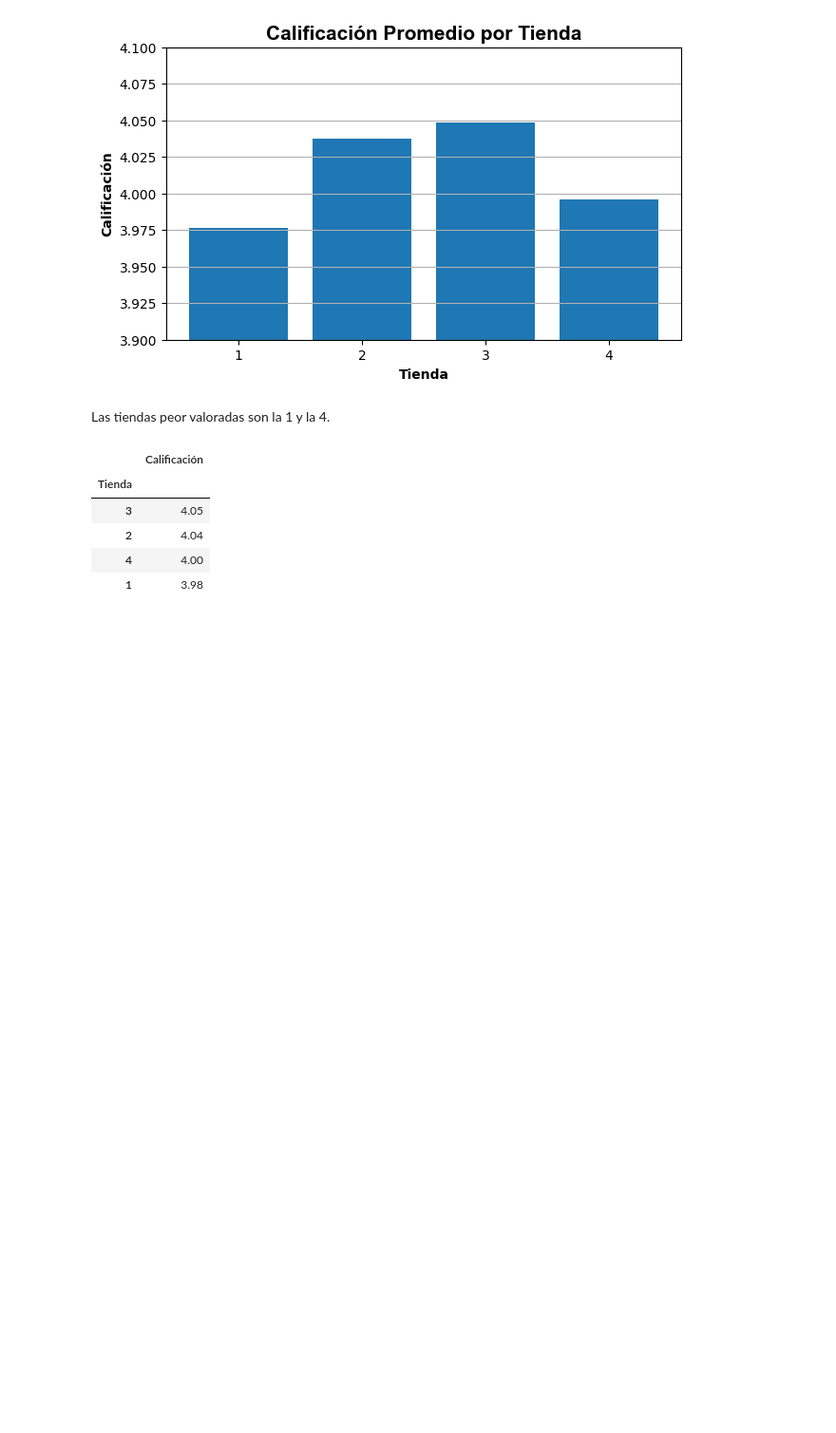
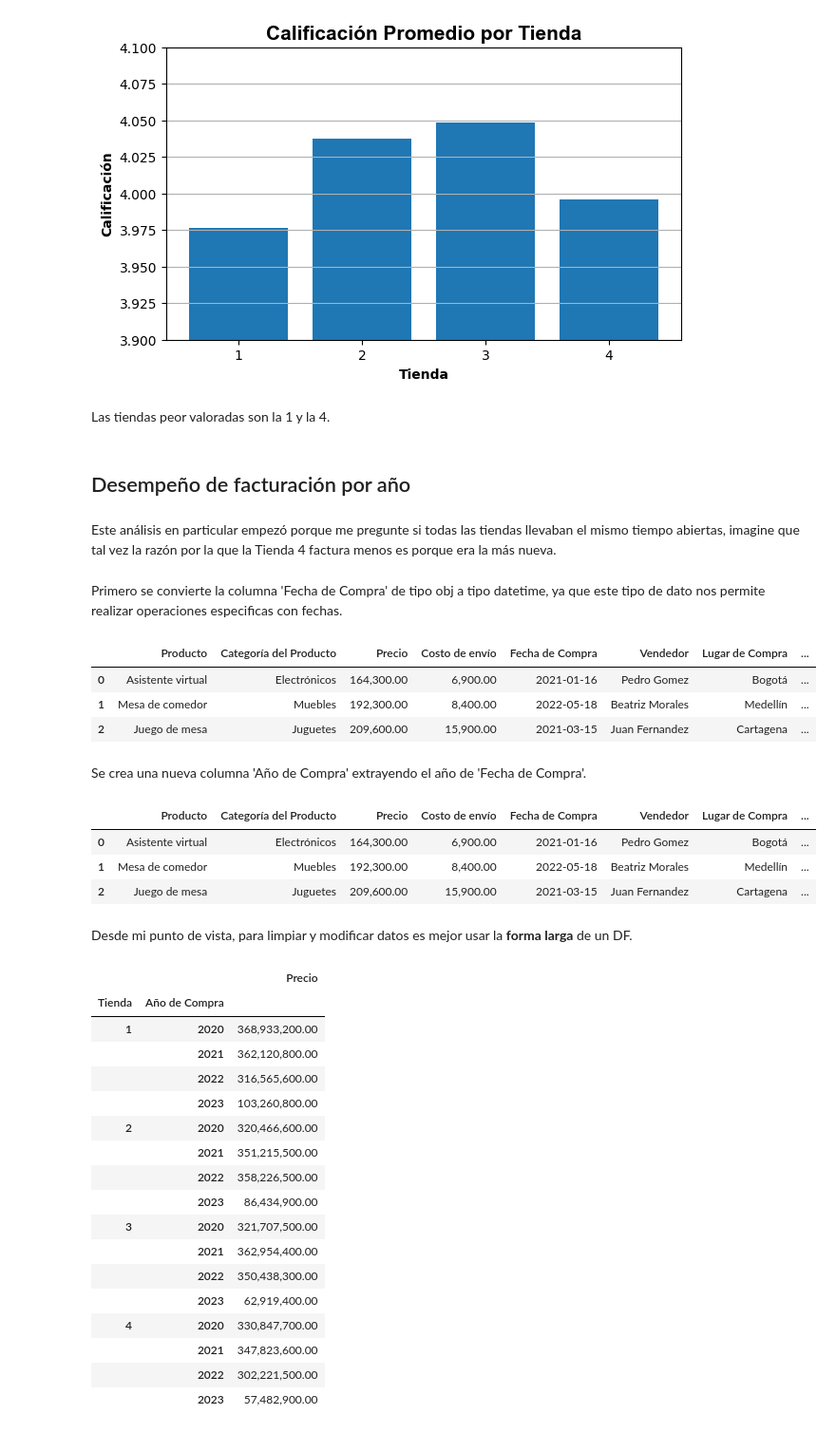
Before and after one commit to carloslozano-rg/challenge-alura-store, a Jupyter notebook: AluraStoreLatam.ipynb, the cells around one changed output. Shown: that part at 95% size. Cells and saved outputs as stored; diff of their text form; code cells hidden in the pictures; blank space fills up the shorter version.

```diff
--- a/AluraStoreLatam.ipynb
+++ b/AluraStoreLatam.ipynb
@@ -651,17 +651,51 @@ plt.show()
 [figure]
 # %% [markdown]
 Las tiendas peor valoradas son la 1 y la 4.
-# %%
-# ingreso_total
-costo_envio_promedio
-ventas_por_producto_top
-ventas_por_producto_bottom
-ventas_por_categoria
-calificacion_promedio
-# %% [output]
-|  | Calificación |
-| Tienda |  |
-| 3 | 4.05 |
-| 2 | 4.04 |
-| 4 | 4.00 |
-| 1 | 3.98 |
+# %% [markdown]
+## Desempeño de facturación por año
+# %% [markdown]
+Este análisis en particular empezó porque me pregunte si todas las tiendas llevaban el mismo tiempo abiertas, imagine que tal vez la razón por la que la Tienda 4 factura menos es porque era la más nueva.
+# %% [markdown]
+Primero se convierte la columna 'Fecha de Compra' de tipo obj a tipo datetime, ya que este tipo de dato nos permite realizar operaciones especificas con fechas.
+# %%
+tiendas["Fecha de Compra"] = pd.to_datetime(tiendas["Fecha de Compra"],
+                                            dayfirst=True)
+tiendas.head(3)
+# %% [output]
+|  | Producto | Categoría del Producto | Precio | Costo de envío | Fecha de Compra | Vendedor | Lugar de Compra | ... |
+| 0 | Asistente virtual | Electrónicos | 164,300.00 | 6,900.00 | 2021-01-16 | Pedro Gomez | Bogotá | ... |
+| 1 | Mesa de comedor | Muebles | 192,300.00 | 8,400.00 | 2022-05-18 | Beatriz Morales | Medellín | ... |
+| 2 | Juego de mesa | Juguetes | 209,600.00 | 15,900.00 | 2021-03-15 | Juan Fernandez | Cartagena | ... |
+# %% [markdown]
+Se crea una nueva columna 'Año de Compra' extrayendo el año de 'Fecha de Compra'.
+# %%
+tiendas["Año de Compra"] = tiendas["Fecha de Compra"].dt.year
+tiendas.head(3)
+# %% [output]
+|  | Producto | Categoría del Producto | Precio | Costo de envío | Fecha de Compra | Vendedor | Lugar de Compra | ... |
+| 0 | Asistente virtual | Electrónicos | 164,300.00 | 6,900.00 | 2021-01-16 | Pedro Gomez | Bogotá | ... |
+| 1 | Mesa de comedor | Muebles | 192,300.00 | 8,400.00 | 2022-05-18 | Beatriz Morales | Medellín | ... |
+| 2 | Juego de mesa | Juguetes | 209,600.00 | 15,900.00 | 2021-03-15 | Juan Fernandez | Cartagena | ... |
+# %% [markdown]
+Desde mi punto de vista, para limpiar y modificar datos es mejor usar la **forma larga** de un DF.
+# %%
+tiendas.groupby(["Tienda", "Año de Compra"])[["Precio"]].sum()
+# %% [output]
+|  |  | Precio |
+| Tienda | Año de Compra |  |
+| 1 | 2020 | 368,933,200.00 |
+|  | 2021 | 362,120,800.00 |
+|  | 2022 | 316,565,600.00 |
+|  | 2023 | 103,260,800.00 |
+| 2 | 2020 | 320,466,600.00 |
+|  | 2021 | 351,215,500.00 |
+|  | 2022 | 358,226,500.00 |
+|  | 2023 | 86,434,900.00 |
+| 3 | 2020 | 321,707,500.00 |
+|  | 2021 | 362,954,400.00 |
+|  | 2022 | 350,438,300.00 |
+|  | 2023 | 62,919,400.00 |
+| 4 | 2020 | 330,847,700.00 |
+|  | 2021 | 347,823,600.00 |
+|  | 2022 | 302,221,500.00 |
+|  | 2023 | 57,482,900.00 |
```
Also changed, not shown: parts of 10 cells of this notebook.
